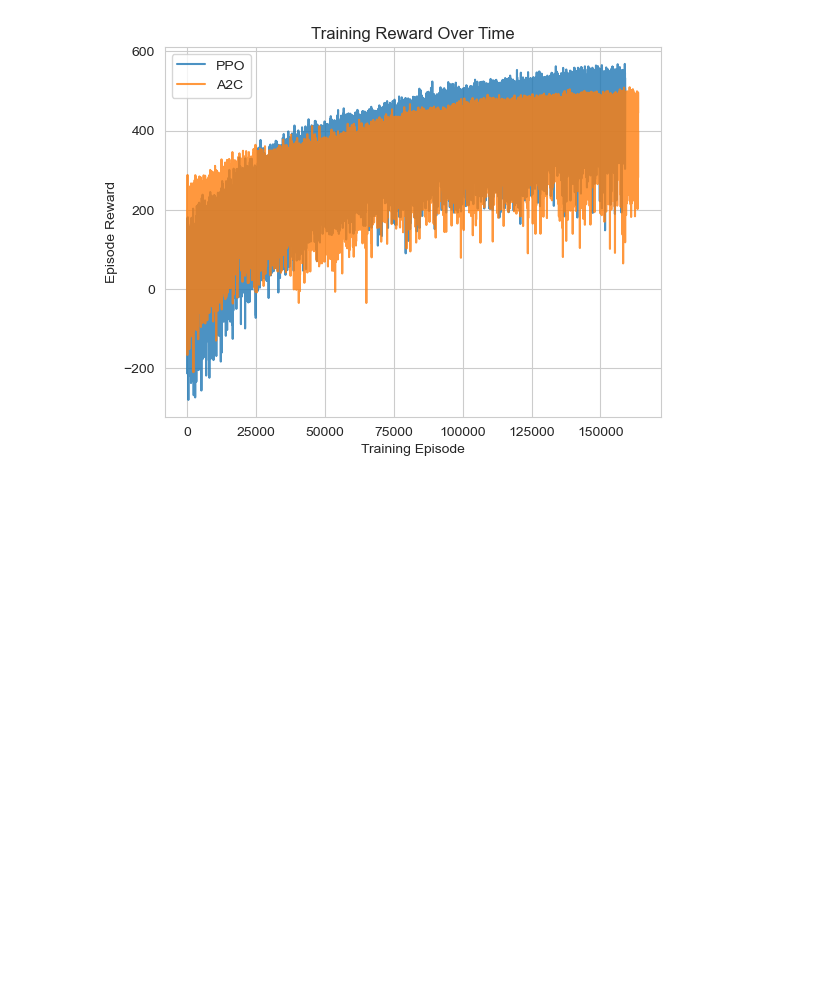
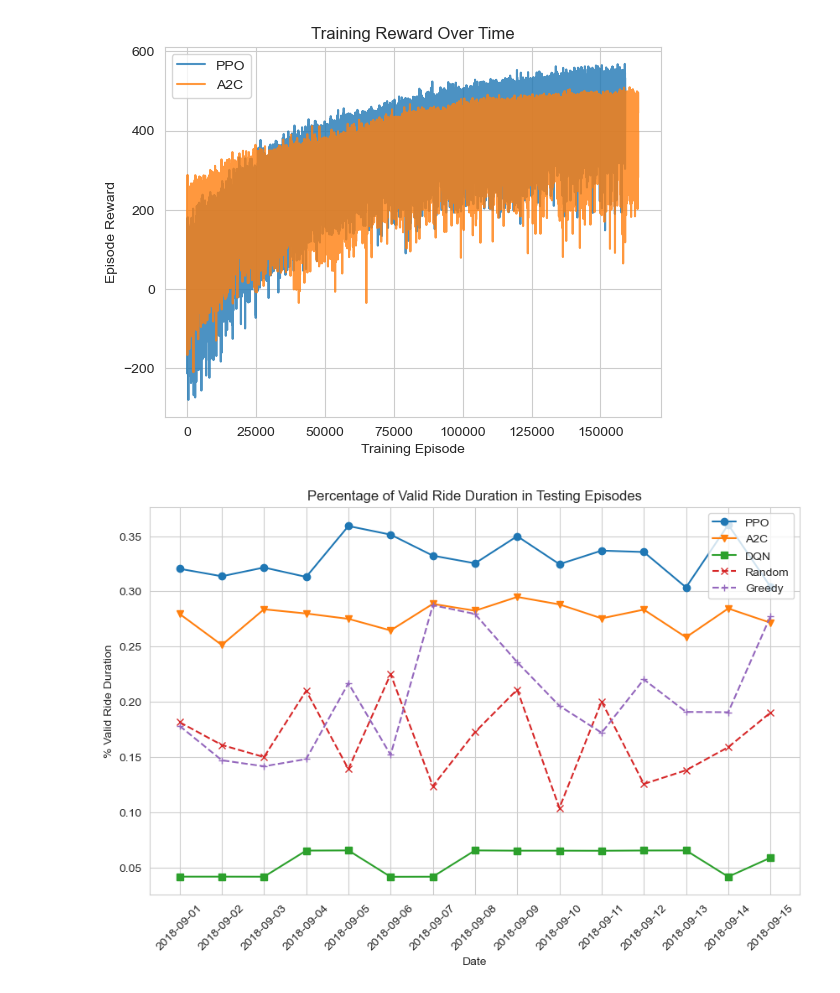
Before and after one commit to Hiroki39/DS-GA-3001-007-Final-Project, a Jupyter notebook: visualize.ipynb, the cells around one changed output. Cells and saved outputs as stored; diff of their text form; code cells hidden in the pictures; blank space fills up the shorter version.

```diff
--- a/visualize.ipynb
+++ b/visualize.ipynb
@@ -56,3 +78,20 @@ plt.title("Training Reward Over Time")
 plt.show()
 # %% [output]
 [figure]
+# %%
+plt.figure(figsize=(10, 6))
+plt.plot(ppo_df.groupby('current_date').apply(lambda x: x['valid_ride_duration'].sum() / x['total_duration'].sum()), label="PPO", marker='o')
+plt.plot(a2c_df.groupby('current_date').apply(lambda x: x['valid_ride_duration'].sum() / x['total_duration'].sum()), label="A2C", marker='v')
+plt.plot(dqn_df.groupby('current_date').apply(lambda x: x['valid_ride_duration'].sum() / x['total_duration'].sum()), label="DQN", marker='s')
+plt.plot(random_df.groupby('current_date').apply(lambda x: x['valid_ride_duration'].sum() / x['total_duration'].sum()), label="Random", marker='x', linestyle='--')
+plt.plot(greedy_df.groupby('current_date').apply(lambda x: x['valid_ride_duration'].sum() / x['total_duration'].sum()), label="Greedy", marker='+', linestyle='--')
+plt.xticks(rotation=45)
+
+plt.xlabel("Date")
+plt.ylabel("% Valid Ride Duration")
+plt.legend()
+
+plt.title("Percentage of Valid Ride Duration in Testing Episodes")
+plt.show()
+# %% [output]
+[figure, added]
```
Also changed, not shown: parts of 8 cells of this notebook, 1 other file.
